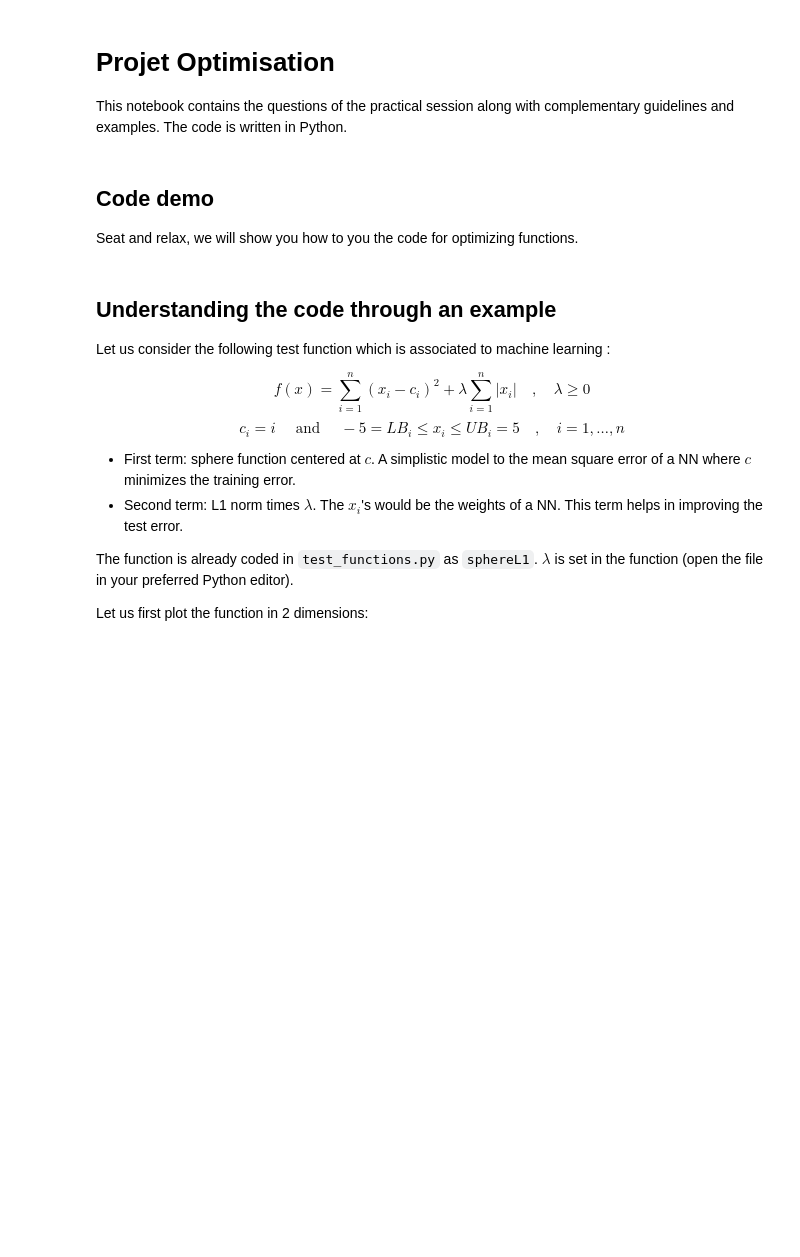
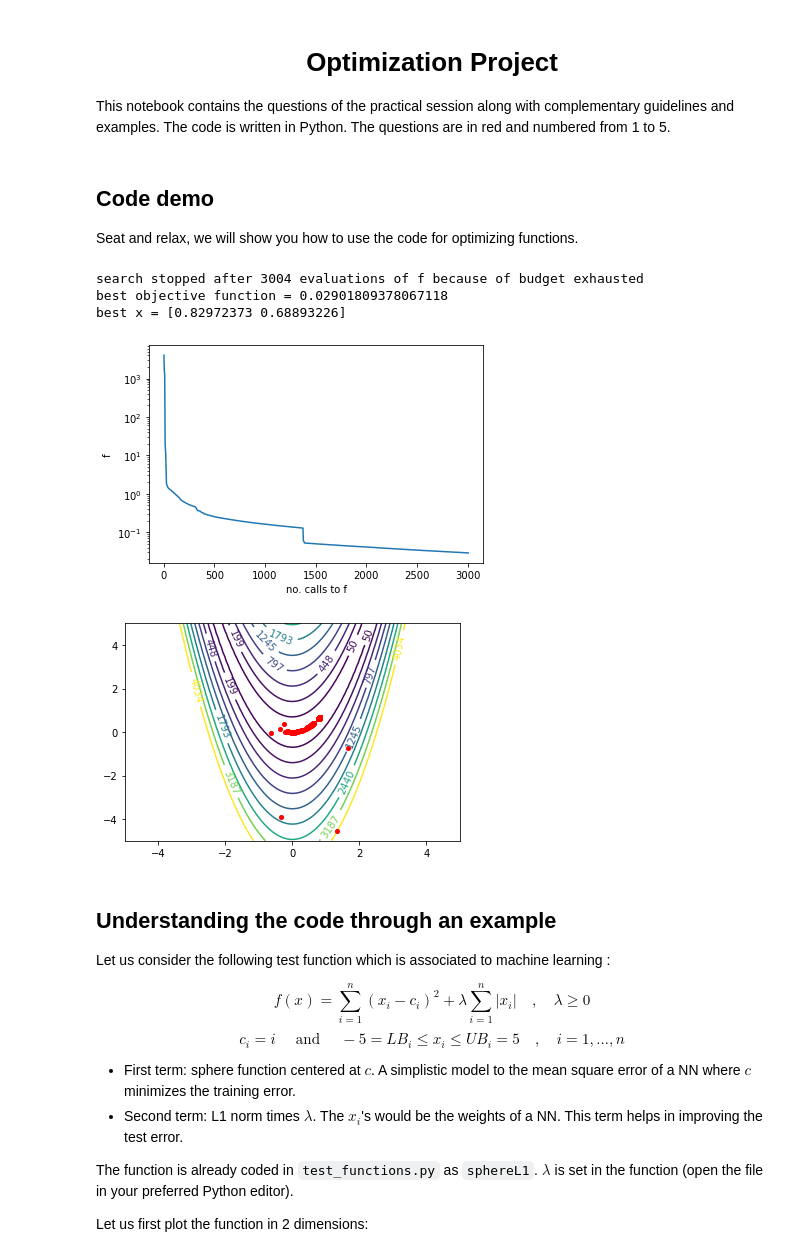
Before and after one commit to rleriche/Optimization_AI_Cotonou_2022, a Jupyter notebook: Code/project.ipynb, the cells around one changed output. Drawn from its saved outputs; the diff is of its cells as text; code cells hidden in the pictures; blank space fills up the shorter version.

Commit message:
project

```diff
--- a/Code/project.ipynb
+++ b/Code/project.ipynb
@@ -1,11 +1,53 @@
 # %% [markdown]
-# Projet Optimisation
+# <center>Optimization Project</center>
 
-This notebook contains the questions of the practical session along with complementary guidelines and examples. The code is written in Python.
+This notebook contains the questions of the practical session along with complementary guidelines and examples. The code is written in Python. The questions are in red and numbered from 1 to 5.
 # %% [markdown]
 ## Code demo
 
-Seat and relax, we will show you how to you the code for optimizing functions.
+Seat and relax, we will show you how to use the code for optimizing functions.
+# %%
+import numpy as np
+import test_functions
+from random_search import random_opt
+from gradient_descent import gradient_descent
+from optim_utilities import print_rec
+
+#########################
+# function definition
+fun = test_functions.rosen
+dim = 2
+LB = [-5] * dim
+UB = [5] * dim
+# np.random.seed(123) # useful for repeated runs (quadratic fct or initial random point)
+
+#########################
+# algorithms settings
+# start_x = np.array([3,2,1,-4.5,4.6,-2,-1,4.9,0,2])
+# start_x = (1+np.arange(dim))*5/dim
+# start_x = np.array([2.3,4.5])
+start_x = np.random.uniform(low=LB,high=UB)
+
+budget = 1000*(dim+1)
+printlevel = 1  # =0,1,2 , careful with 2 which is memory consuming
+
+#########################
+# optimize
+# res = random_opt(func=fun, LB=LB, UB=UB, budget=budget, printlevel=printlevel)
+res = gradient_descent(func=fun,start_x=start_x, LB=LB,UB=UB,budget=budget,
+                       step_factor=0.1,direction_type="momentum",
+                       do_linesearch=True,min_step_size=1e-11,
+                       min_grad_size=1e-6,inertia=0.9,printlevel=printlevel)
+
+#########################
+# reporting
+print_rec(res=res, fun=fun, dim=dim, LB=LB, UB=UB , printlevel=printlevel, logscale = True)
+# %% [output]
+search stopped after 3004 evaluations of f because of budget exhausted
+best objective function = 0.02901809378067118
+best x = [0.82972373 0.68893226]
+[figure, added]
+[figure, added]
 # %% [markdown]
 ## Understanding the code through an example
 
```
Also changed, not shown: parts of 26 cells of this notebook.
